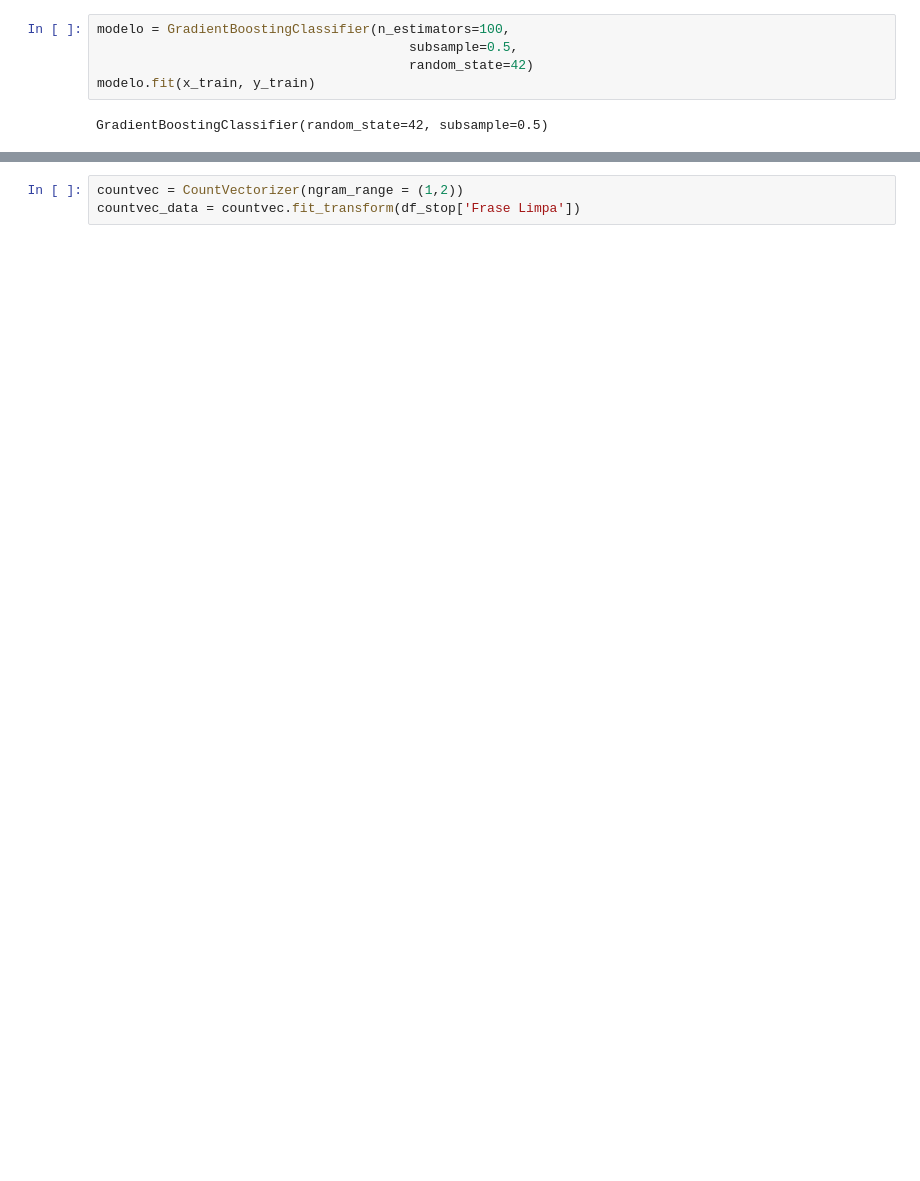
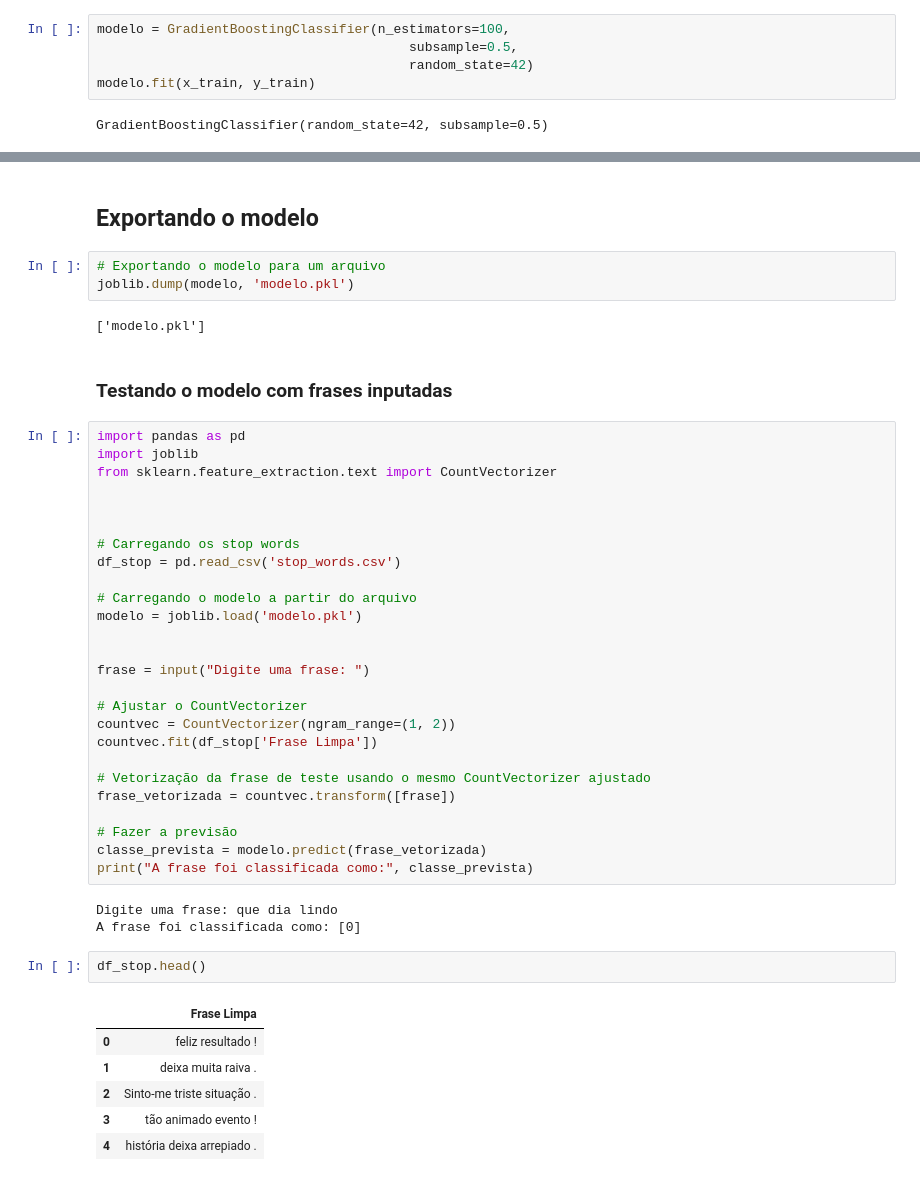
Before and after one commit to ben-hurs/Analise-de-sentimento, a Jupyter notebook: notebook_analise_de_sentimentos.ipynb, the cells around one changed output, grey strips where cells are left out. Saved outputs shown, nothing was run; the diff lists cells and outputs as text; blank space fills up the shorter version.

Commit message:
criação e exportação do modelo

```diff
--- a/notebook_analise_de_sentimentos.ipynb
+++ b/notebook_analise_de_sentimentos.ipynb
@@ -295,3 +279,47 @@ A frase foi classificada como: ['Raiva']
-# %%
-countvec = CountVectorizer(ngram_range = (1,2))
-countvec_data = countvec.fit_transform(df_stop['Frase Limpa'])
+# %% [markdown]
+## Exportando o modelo
+# %%
+# Exportando o modelo para um arquivo
+joblib.dump(modelo, 'modelo.pkl')
+# %% [output]
+['modelo.pkl']
+# %% [markdown]
+### Testando o modelo com frases inputadas
+# %%
+import pandas as pd
+import joblib
+from sklearn.feature_extraction.text import CountVectorizer
+
+
+
+# Carregando os stop words
+df_stop = pd.read_csv('stop_words.csv')
+
+# Carregando o modelo a partir do arquivo
+modelo = joblib.load('modelo.pkl')
+
+
+frase = input("Digite uma frase: ")
+
+# Ajustar o CountVectorizer
+countvec = CountVectorizer(ngram_range=(1, 2))
+countvec.fit(df_stop['Frase Limpa'])
+
+# Vetorização da frase de teste usando o mesmo CountVectorizer ajustado
+frase_vetorizada = countvec.transform([frase])
+
+# Fazer a previsão
+classe_prevista = modelo.predict(frase_vetorizada)
+print("A frase foi classificada como:", classe_prevista)
+# %% [output]
+Digite uma frase: que dia lindo
+A frase foi classificada como: [0]
+# %%
+df_stop.head()
+# %% [output]
+|  | Frase Limpa |
+| 0 | feliz resultado ! |
+| 1 | deixa muita raiva . |
+| 2 | Sinto-me triste situação . |
+| 3 | tão animado evento ! |
+| 4 | história deixa arrepiado . |
```
Also changed, not shown: parts of 22 cells of this notebook, 2 other files.
